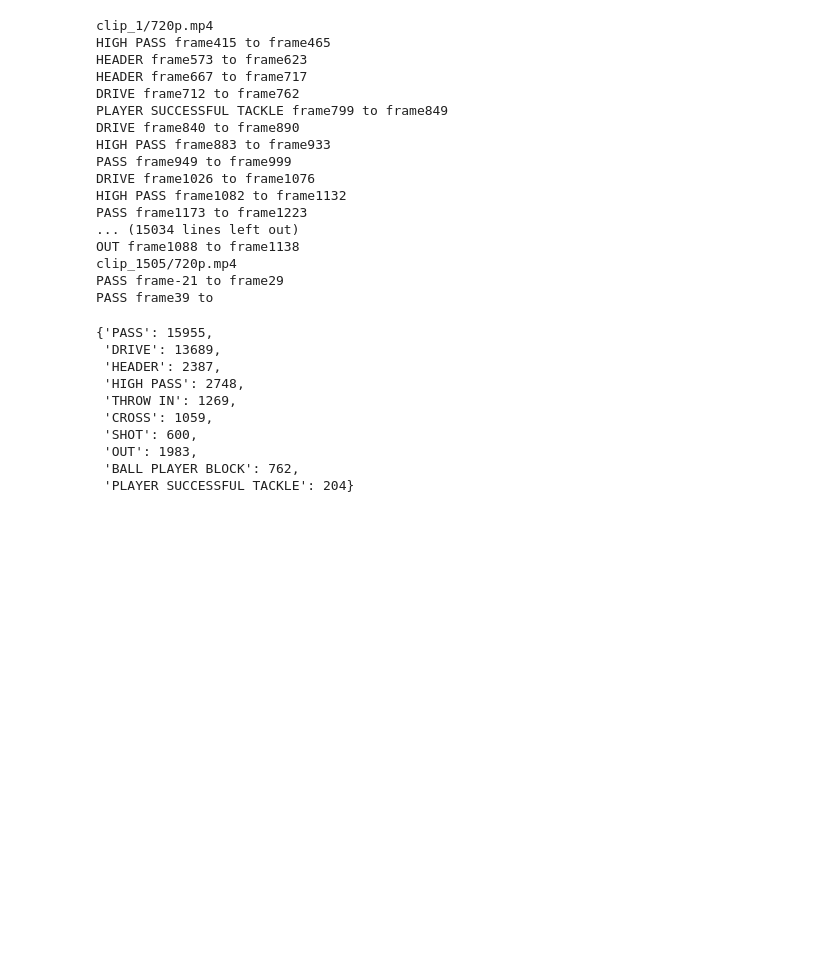
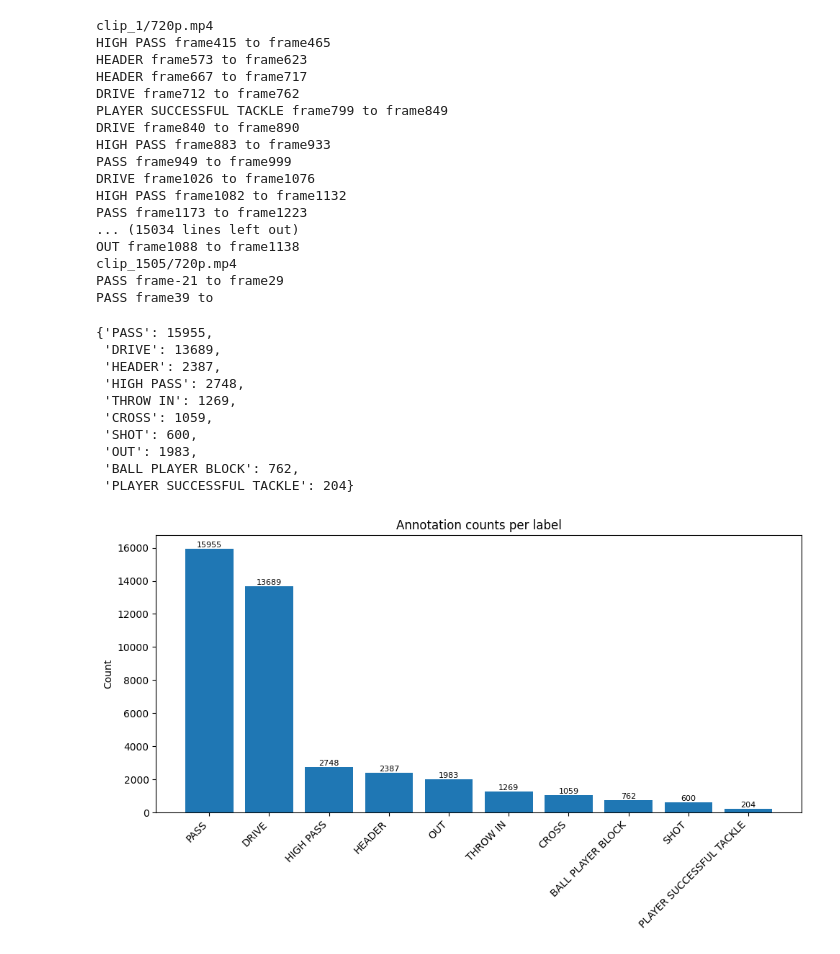
Before and after one commit to farissirraj/FootballActionAnticipation, a Jupyter notebook: explore.ipynb, the cells around one changed output. Cells and saved outputs as stored; diff of their text form; code cells hidden in the pictures; blank space fills up the shorter version.

Commit message:
Add label distribution visualization

```diff
--- a/explore.ipynb
+++ b/explore.ipynb
@@ -74,3 +74,19 @@ PASS frame39 to
  'OUT': 1983,
  'BALL PLAYER BLOCK': 762,
  'PLAYER SUCCESSFUL TACKLE': 204}
+# %%
+import matplotlib.pyplot as plt
+
+labels, counts = zip(*sorted(label_count.items(), key=lambda x: x[1], reverse=True))
+
+plt.figure(figsize=(10, 6))
+bars = plt.bar(labels, counts, color='C0')
+plt.xticks(rotation=45, ha='right')
+plt.ylabel('Count')
+plt.title('Annotation counts per label')
+for bar, cnt in zip(bars, counts):
+    plt.text(bar.get_x() + bar.get_width() / 2, bar.get_height(), str(cnt), ha='center', va='bottom', fontsize=8)
+plt.tight_layout()
+plt.show()
+# %% [output]
+[figure, added]
```
